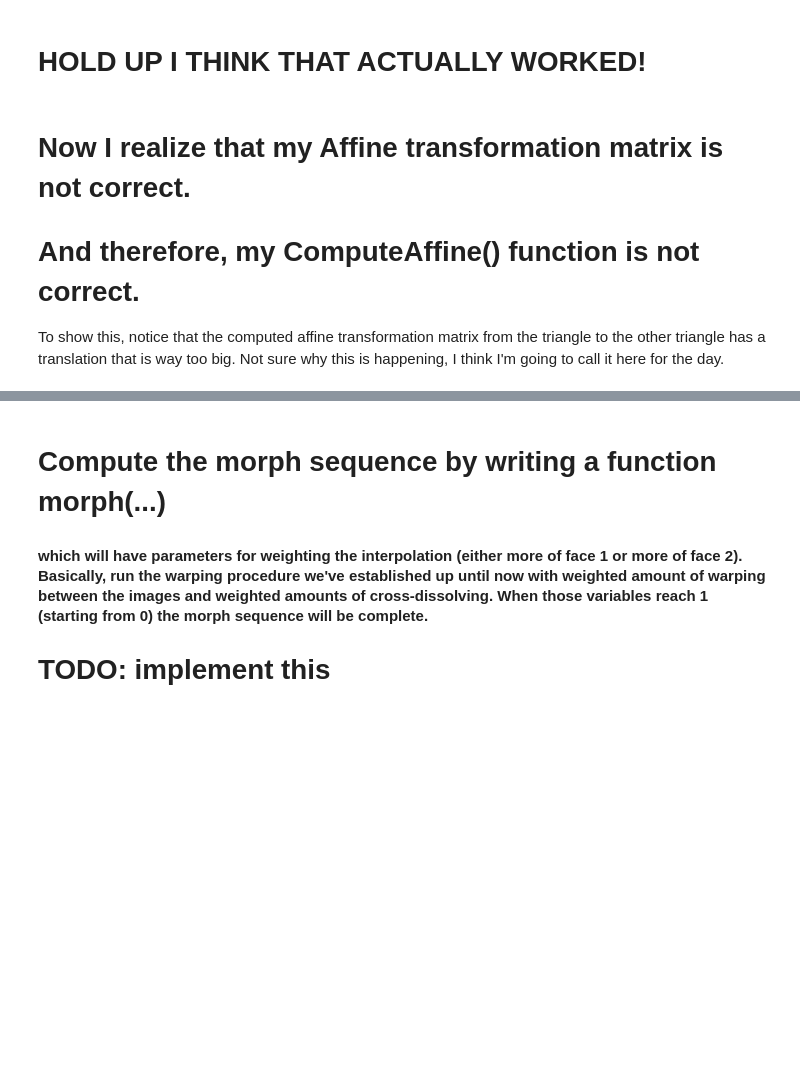
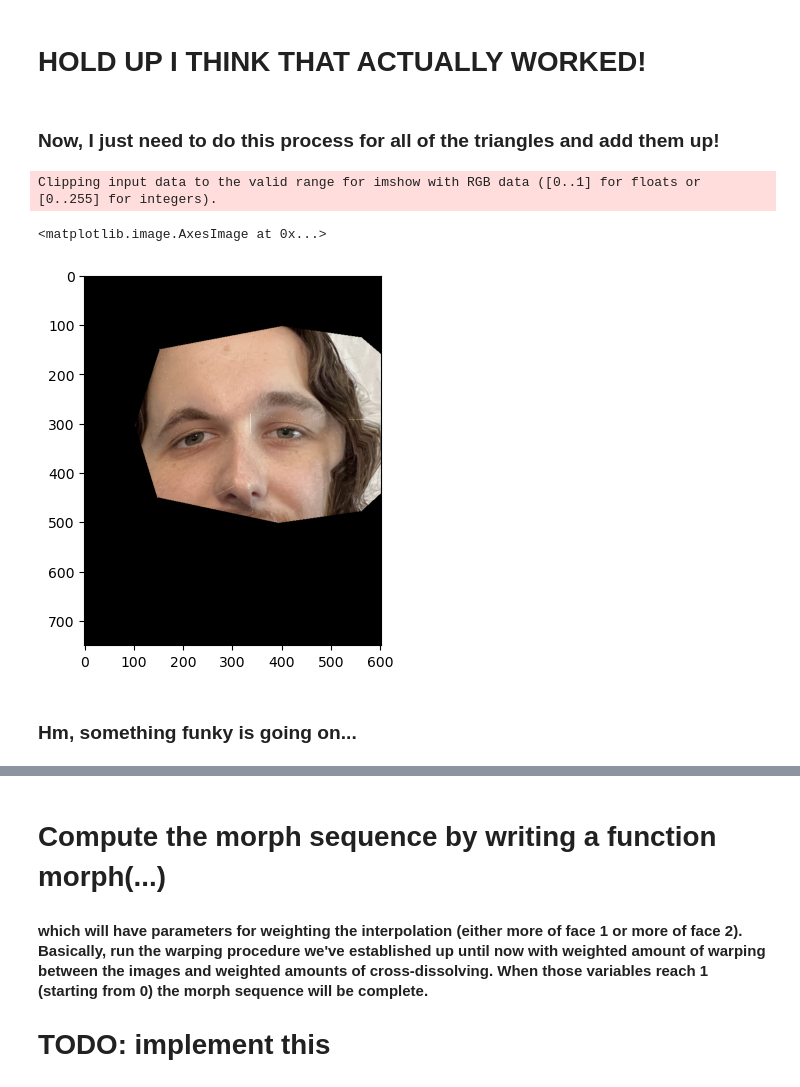
Before and after one commit to hackerzilla/cs180, a Jupyter notebook: proj3/code/main.ipynb, the cells around one changed output, grey strips where cells are left out. Drawn from its saved outputs; the diff is of its cells as text; code cells hidden in the pictures; blank space fills up the shorter version.

Commit message:
Progress on total image transformation, but not close to good enough.

```diff
--- a/proj3/code/main.ipynb
+++ b/proj3/code/main.ipynb
@@ -306,8 +306,63 @@ Inverse transformation matrix:
 [figure]
 # %% [markdown]
 # HOLD UP I THINK THAT ACTUALLY WORKED!
-# %% [markdown]
-# Now I realize that my Affine transformation matrix is not correct.
-# And therefore, my ComputeAffine() function is not correct.
-To show this, notice that the computed affine transformation matrix from the triangle to the other triangle has a translation that is way too big.
-Not sure why this is happening, I think I'm going to call it here for the day.
+# %% [markdown]
+### Now, I just need to do this process for all of the triangles and add them up!
+# %%
+x_dim = np.arange(0, julian.shape[1])
+y_dim = np.arange(0, julian.shape[0])
+
+r_interpolator = RegularGridInterpolator((y_dim, x_dim), julian[:,:,0], method='linear', bounds_error=False, fill_value=None)
+g_interpolator = RegularGridInterpolator((y_dim, x_dim), julian[:,:,1], method='linear', bounds_error=False, fill_value=None)
+b_interpolator = RegularGridInterpolator((y_dim, x_dim), julian[:,:,2], method='linear', bounds_error=False, fill_value=None)
+
+def interpolate_rgb(yx_coord):
+    r = r_interpolator(yx_coord)
+    g = g_interpolator(yx_coord)
+    b = b_interpolator(yx_coord)
+    return np.array((r, g, b)).reshape(1,3)
+
+def interpolate_rgb_h(homogenous):
+    return interpolate_rgb((homogenous[0], homogenous[1]))
+
+j_tris_transformed_ims = []
+# For all triangles in the triangulation:
+for triangle_simplex in julian_delaunay.simplices:
+    # Get the corresponding triangle shape from george's face.
+    g_tri_mask_im = polygon2mask(george.shape[:2], george_pts[triangle_simplex])
+    # Compute transformation from one of my triangles to the corresponding triangle in george's face.
+    j_raw_tri = julian_pts[triangle_simplex]
+    g_raw_tri = george_pts[triangle_simplex]
+    # Convert triangle points to homogenous coordinates.
+    j_tri_pts = ConvertPointsToHomogenous(j_raw_tri)
+    g_tri_pts = ConvertPointsToHomogenous(g_raw_tri)
+    # Compute affine transfromation matrix from my triangle to george's triangle.
+    T = ComputeAffine(j_tri_pts, g_tri_pts)
+    # Get the inverse of the transformation matrix.
+    T_inv = np.linalg.inv(T)
+
+    # Initialize transformed image to zeros.
+    j_tri_t = np.zeros_like(julian)
+    # For every pixel coordinate position that is True in the mask of the transformed image (g_mask1)
+    for y in range(g_tri_mask_im.shape[0]):
+        for x in range(g_tri_mask_im.shape[1]):
+            if g_tri_mask_im[y][x]:
+                # Get inverse coord
+                coord = np.array([y, x, 1]).T
+                inverse_coord = T_inv @ coord
+                # Interpolate the value of the pixel at the inverse_coord.
+                pixel_value = interpolate_rgb_h(inverse_coord)
+                # set this coord to px value of inverse_coord
+                j_tri_t[y][x] = pixel_value
+    j_tris_transformed_ims.append(j_tri_t)
+
+julian_transformed = np.zeros_like(julian)
+for im in j_tris_transformed_ims:
+    julian_transformed += im
+imshow(julian_transformed)
+# %% [output]
+Clipping input data to the valid range for imshow with RGB data ([0..1] for floats or [0..255] for integers).
+<matplotlib.image.AxesImage at 0x...>
+[figure, added]
+# %% [markdown]
+### Hm, something funky is going on...
```
Also changed, not shown: parts of 3 cells of this notebook, 1 other file.
